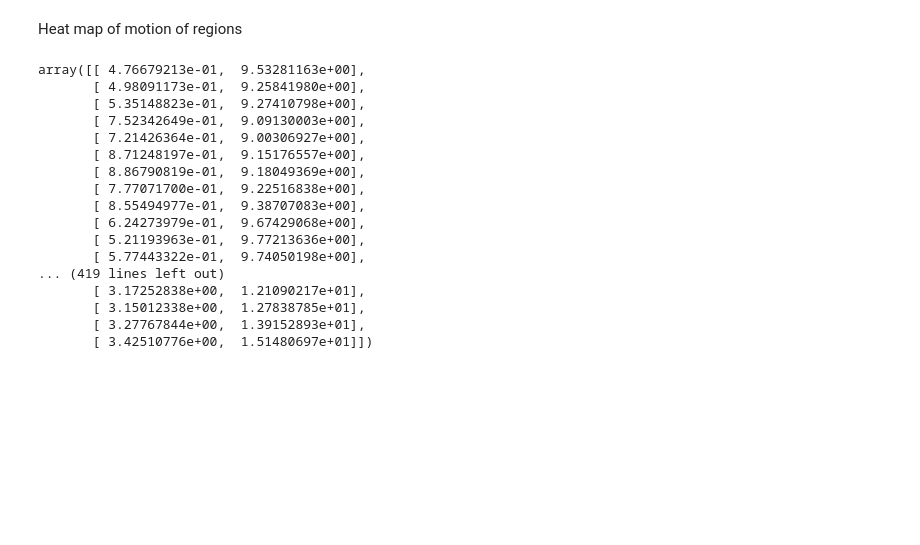
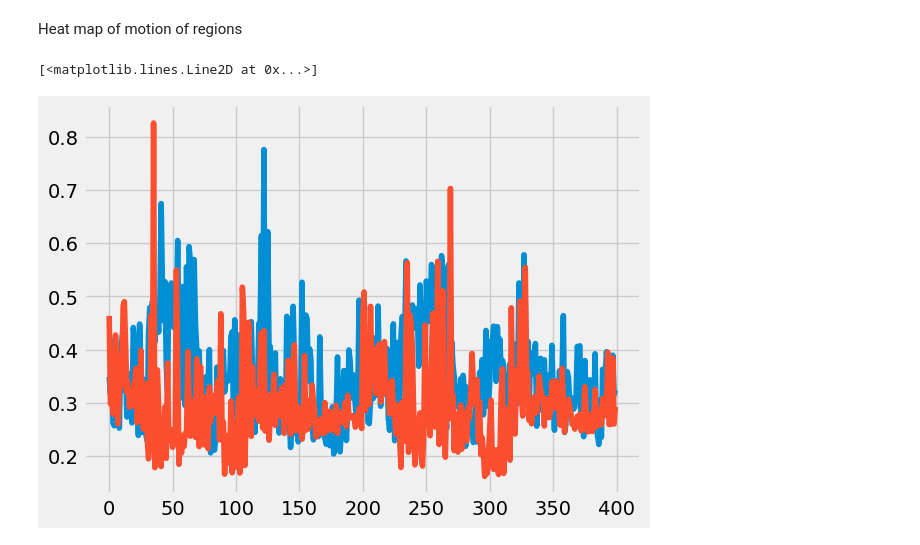
Before and after one commit to MIPLabCH/emoguide_gradients, a Jupyter notebook: fmri-emotion_cohesion.ipynb, the cells around one changed output. Saved outputs shown, nothing was run; the diff lists cells and outputs as text; code cells hidden in the pictures; blank space fills up the shorter version.

```diff
--- a/fmri-emotion_cohesion.ipynb
+++ b/fmri-emotion_cohesion.ipynb
@@ -21,6 +39,8 @@ mri_path = "./data/fmri_compile.csv"
 weight_path = "./resources/gradient_movie_ws140.npy"
 mri_df   = pd.read_csv(mri_path)
 G_movie  = np.load(weight_path)
+G_rest   = np.load('./resources/gradient_rest_ws140.npy')
+
 
 # Loading Matching Emotion Track
 emo_df = pd.read_csv('./data/emotion_compile.csv')
@@ -168,23 +188,3 @@ plt.plot(zscore(C2[:,2,-1]))
 [figure]
 # %% [markdown]
 Heat map of motion of regions
-# %%
-G_movie[:, index2region[r1]][:,0]
-# %% [output]
-array([[ 4.76679213e-01,  9.53281163e+00],
-       [ 4.98091173e-01,  9.25841980e+00],
-       [ 5.35148823e-01,  9.27410798e+00],
-       [ 7.52342649e-01,  9.09130003e+00],
-       [ 7.21426364e-01,  9.00306927e+00],
-       [ 8.71248197e-01,  9.15176557e+00],
-       [ 8.86790819e-01,  9.18049369e+00],
-       [ 7.77071700e-01,  9.22516838e+00],
-       [ 8.55494977e-01,  9.38707083e+00],
-       [ 6.24273979e-01,  9.67429068e+00],
-       [ 5.21193963e-01,  9.77213636e+00],
-       [ 5.77443322e-01,  9.74050198e+00],
-... (419 lines left out)
-       [ 3.17252838e+00,  1.21090217e+01],
-       [ 3.15012338e+00,  1.27838785e+01],
-       [ 3.27767844e+00,  1.39152893e+01],
-       [ 3.42510776e+00,  1.51480697e+01]])
@@ -190,0 +198,26 @@ array([[ 4.76679213e-01,  9.53281163e+00],
+# %%
+d_movie = []
+d_rest  = []
+
+for r in range(G_movie.shape[1]):
+    tmpA = G_movie[:, r][:-1]
+    tmpB = G_movie[:, r][1:]
+
+    D = np.asarray([ points_distance(tmpA[pidx], tmpB[pidx], pmethod="L2") for pidx in range(len(tmpA))])
+    d_movie.append(D.mean())
+
+for r in range(G_rest.shape[1]):
+    tmpA = G_rest[:, r][:-1]
+    tmpB = G_rest[:, r][1:]
+
+    D = np.asarray([ points_distance(tmpA[pidx], tmpB[pidx], pmethod="L2") for pidx in range(len(tmpA))])
+    d_rest.append(D.mean())
+
+d_movie = np.asarray(d_movie)
+d_rest  = np.asarray(d_rest)
+# %%
+plt.plot(d_movie)
+plt.plot(d_rest)
+# %% [output]
+[<matplotlib.lines.Line2D at 0x...>]
+[figure, added]
```
Also changed, not shown: parts of 4 cells of this notebook, 12 other files.
